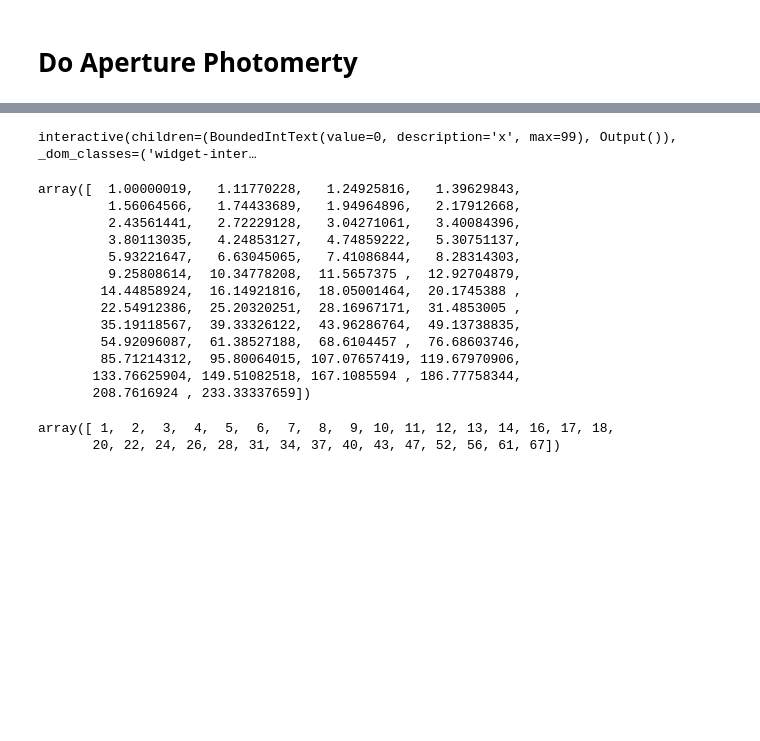
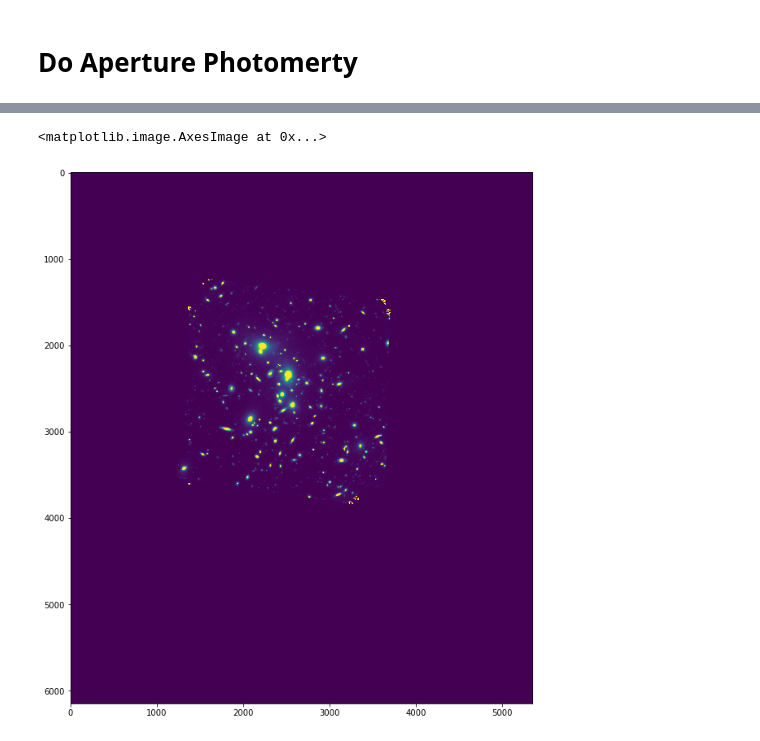
Before and after one commit to crawfordsm/lcbg, a Jupyter notebook: notebooks/find_lcbgs/petrosian_radius.ipynb, the cells around one changed output, grey strips where cells are left out. Drawn from its saved outputs; the diff is of its cells as text; code cells hidden in the pictures; blank space fills up the shorter version.

```diff
--- a/notebooks/find_lcbgs/petrosian_radius.ipynb
+++ b/notebooks/find_lcbgs/petrosian_radius.ipynb
@@ -459,40 +66,13 @@ from PIL import Image
-# %%
-def slider(x):
-    mask = ((segm_deblend.data == 0 ) | (segm_deblend.data == cat[x]['id']))
-    masked_image = image.copy()
-    masked_image[np.invert(mask)] = np.nan
-    plt.imshow(masked_image, vmax=image.mean()*10, vmin=0)
-
-    # Create catalog Rectangle
-    size = masked_image.shape[0]
-    rect = patches.Rectangle([50,50], size-100, size-100,linewidth=10,edgecolor='r',facecolor='none')
-
-    # Add the patch to the Axes
-    plt.gca().add_patch(rect)
-widgets.interact(slider, x=widgets.BoundedIntText(min=0, max=len(phot_table)-1));
-# %% [output]
-interactive(children=(BoundedIntText(value=0, description='x', max=99), Output()), _dom_classes=('widget-inter…
-# %%
-r_list = np.logspace(np.log10(0.06),np.log10(14), 50) * u.arcsec # approximate isophotal extent
-r_list = angular_to_pixel(r_list, wcs=wcs) # convert to pixels
-#r_list = np.unique(np.round(r_list).astype(int)) # convert to int
-r_list
-# %% [output]
-array([  1.00000019,   1.11770228,   1.24925816,   1.39629843,
-         1.56064566,   1.74433689,   1.94964896,   2.17912668,
-         2.43561441,   2.72229128,   3.04271061,   3.40084396,
-         3.80113035,   4.24853127,   4.74859222,   5.30751137,
-         5.93221647,   6.63045065,   7.41086844,   8.28314303,
-         9.25808614,  10.34778208,  11.5657375 ,  12.92704879,
-        14.44858924,  16.14921816,  18.05001464,  20.1745388 ,
-        22.54912386,  25.20320251,  28.16967171,  31.4853005 ,
-        35.19118567,  39.33326122,  43.96286764,  49.13738835,
-        54.92096087,  61.38527188,  68.6104457 ,  76.68603746,
-        85.71214312,  95.80064015, 107.07657419, 119.67970906,
-       133.76625904, 149.51082518, 167.1085594 , 186.77758344,
-       208.7616924 , 233.33337659])
-# %%
-np.unique(np.round(r_list).astype(int))
-# %% [output]
-array([ 1,  2,  3,  4,  5,  6,  7,  8,  9, 10, 11, 12, 13, 14, 16, 17, 18,
-       20, 22, 24, 26, 28, 31, 34, 37, 40, 43, 47, 52, 56, 61, 67])
+# %%
+current_filter =  filter_list[0]
+input_data_path = input_data_formatter.format(current_filter)
+output_path = "{}_catalog.csv".format(os.path.splitext(os.path.basename(input_data_path))[0])
+# %%
+# Load data and vitals
+# ---------------------
+data = CCDData.read(input_data_path)
+
+plt.imshow(data, vmin=0, vmax=data.data.mean()*10)
+# %% [output]
+<matplotlib.image.AxesImage at 0x...>
+[figure, added]
```
Also changed, not shown: parts of 34 cells of this notebook.
